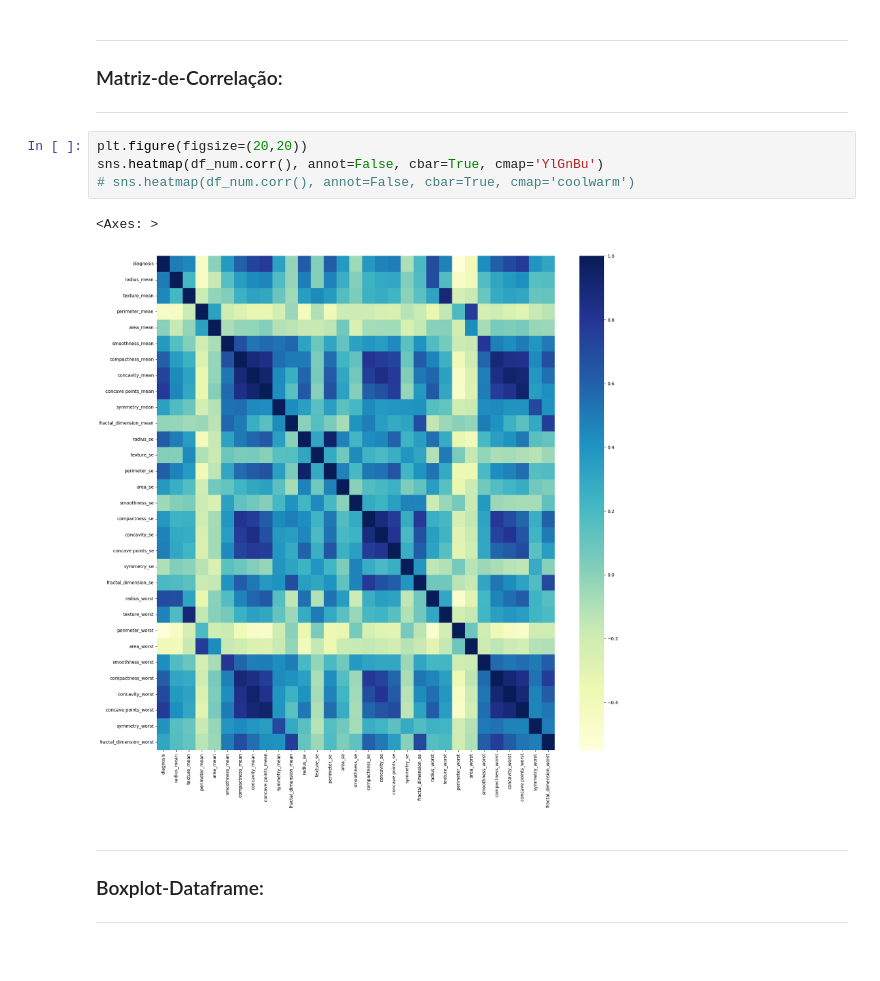
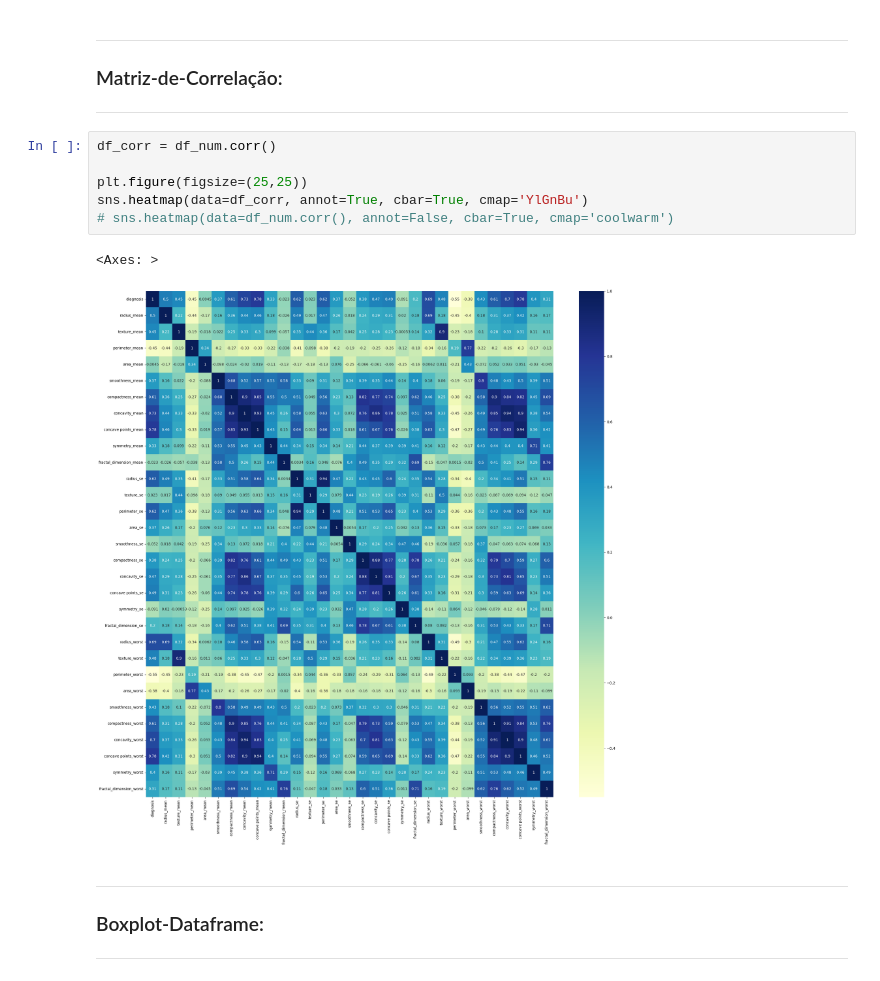
Before and after one commit to knichian/redes_neurais_trabalho_1, a Jupyter notebook: trabalho.ipynb, the cells around one changed output. Drawn from its saved outputs; the diff is of its cells as text.

```diff
--- a/trabalho.ipynb
+++ b/trabalho.ipynb
@@ -158,12 +158,14 @@ array([[<Axes: title={'center': 'radius_mean'}>,
 ### Matriz-de-Correlação:
 ---
 # %%
-plt.figure(figsize=(20,20))
-sns.heatmap(df_num.corr(), annot=False, cbar=True, cmap='YlGnBu')
-# sns.heatmap(df_num.corr(), annot=False, cbar=True, cmap='coolwarm')
+df_corr = df_num.corr()
+
+plt.figure(figsize=(25,25))
+sns.heatmap(data=df_corr, annot=True, cbar=True, cmap='YlGnBu')
+# sns.heatmap(data=df_num.corr(), annot=False, cbar=True, cmap='coolwarm')
 # %% [output]
 <Axes: >
-[figure, old version]
+[figure, new version]
 # %% [markdown]
 ---
 ### Boxplot-Dataframe:
```
Also changed, not shown: parts of 1 cell of this notebook, 1 other file.
